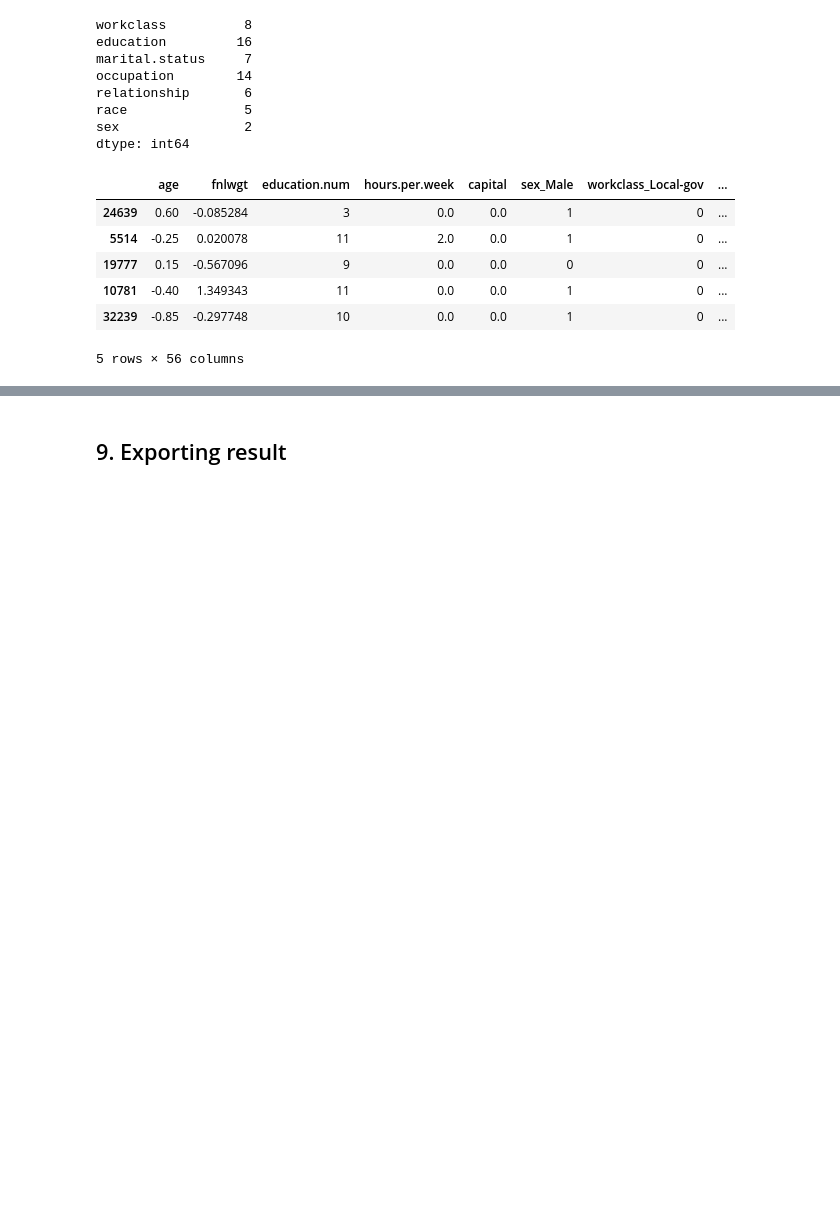
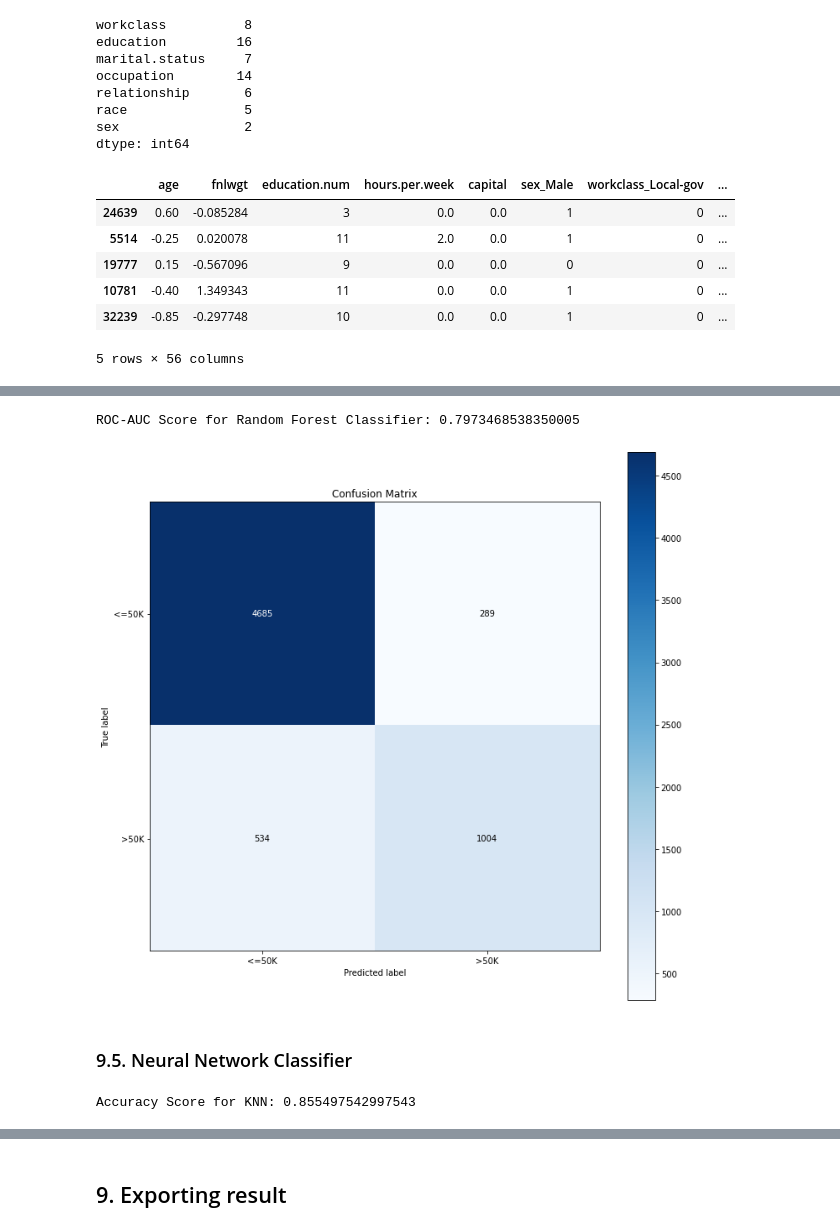
Before and after one commit to Lucas-Okamura/Adult-KNN, a Jupyter notebook: AdultProject.ipynb, the cells around one changed output, grey strips where cells are left out. Saved outputs shown, nothing was run; the diff lists cells and outputs as text; code cells hidden in the pictures; blank space fills up the shorter version.

```diff
--- a/AdultProject.ipynb
+++ b/AdultProject.ipynb
@@ -561,0 +602,18 @@ test.head()
+# %%
+# model definition
+xgb = XGBClassifier(random_state=42)
+
+# RandomizedSearchCV
+parameters = {'n_estimators': np.arange(10, 500),
+               'learning_rate': np.linspace(1e-3, 1),
+               'max_depth': np.arange(1, 20),
+               'reg_alpha': sp_loguniform(1e-14, 1e1),
+               'reg_lambda': sp_loguniform(1e-14, 1e1),}
+xgb_grid_cv = RandomizedSearchCV(xgb, parameters, verbose = True, scoring='accuracy', cv = 5, n_iter = 30, n_jobs = -1, random_state = 42)
+%timeit -n 1 -r 1 xgb_grid_cv.fit(X_train, y_train)
+
+print(f'Best estimator: {xgb_grid_cv.best_estimator_}')
+print(f'Best score: {xgb_grid_cv.best_score_}')
+
+# predict
+y_predict_xgb = xgb_grid_cv.predict(X_val)
@@ -561,0 +794,22 @@ test.head()
+# %%
+dict_map = {'<=50K' : 0, '>50K' : 1}
+roc_auc_xgb = roc_auc_score(pd.Series(y_val).map(dict_map), pd.Series(y_predict_xgb).map(dict_map))
+
+print(f"ROC-AUC Score for Random Forest Classifier: {roc_auc_xgb}")
+# %% [output]
+ROC-AUC Score for Random Forest Classifier: 0.7973468538350005
+# %%
+#confusion_matrix
+_ = mt.plot_confusion_matrix(y_val,y_predict_xgb, normalize = False, figsize = (12,12))
+# %% [output]
+[figure, added]
+# %% [markdown]
+### 9.5. Neural Network Classifier
+# %%
+# accuracy_score
+dict_map = {'<=50K' : 0, '>50K' : 1}
+accuracy_mlp = accuracy_score(pd.Series(y_val).map(dict_map), pd.Series(y_predict_mlp).map(dict_map))
+
+print(f"Accuracy Score for KNN: {accuracy_mlp}")
+# %% [output]
+Accuracy Score for KNN: 0.855497542997543
```
Also changed, not shown: parts of 52 cells of this notebook, 1 other file.
